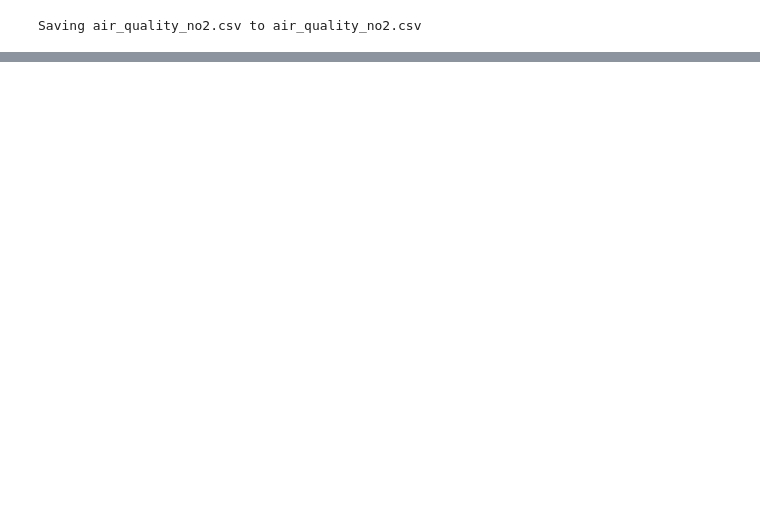
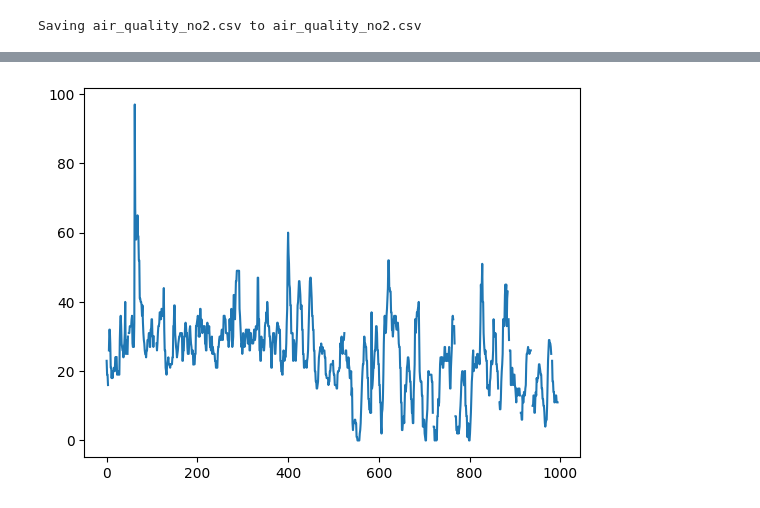
Before and after one commit to mngugi/Work_Book_Projects, a Jupyter notebook: Air_Quality.ipynb, the cells around one changed output, grey strips where cells are left out. Drawn from its saved outputs; the diff is of its cells as text; code cells hidden in the pictures; blank space fills up the shorter version.

```diff
--- a/Air_Quality.ipynb
+++ b/Air_Quality.ipynb
@@ -61,0 +46,5 @@ dt.plot()
+# %%
+dt["station_london"].plot()
+plt.show()
+# %% [output]
+[figure, added]
```
Also changed, not shown: parts of 4 cells of this notebook.
